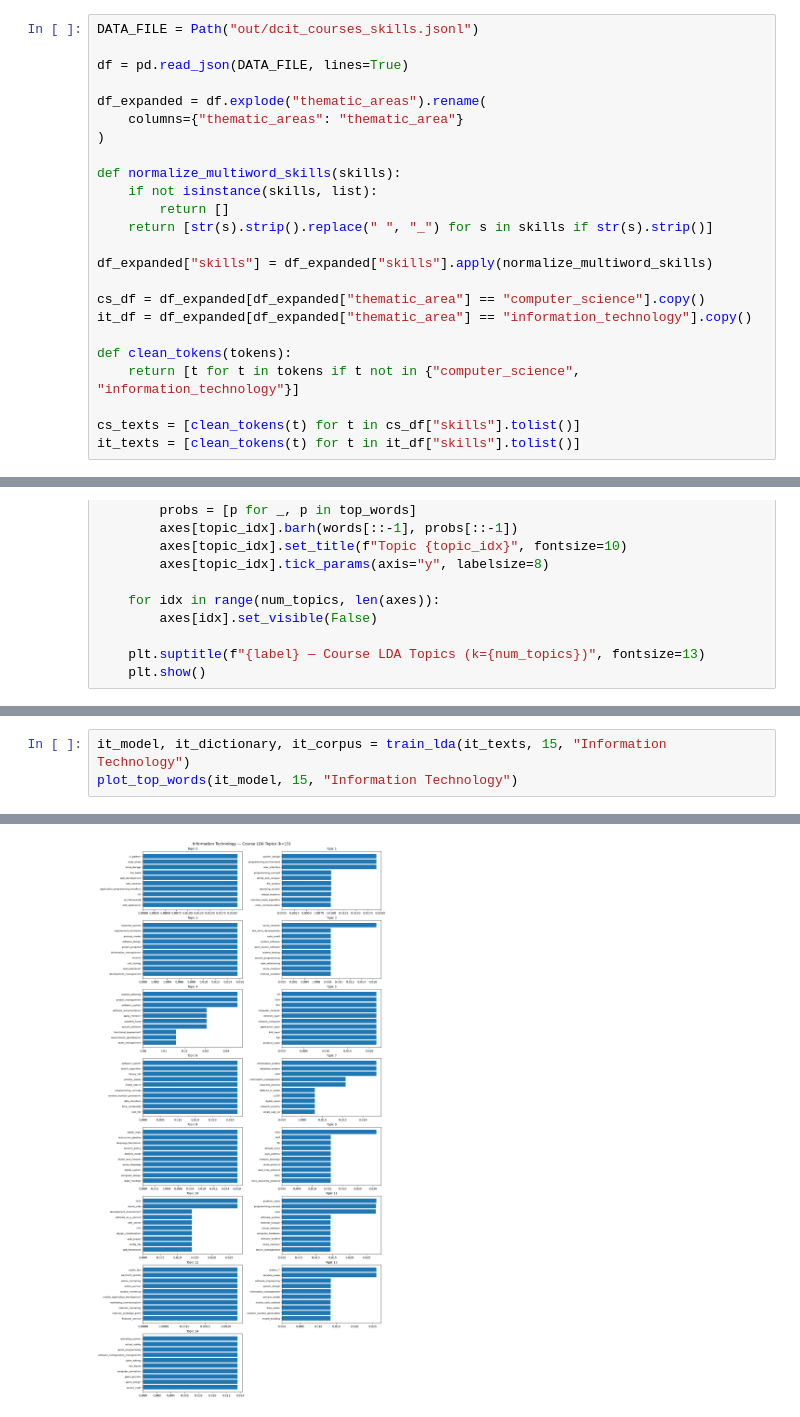
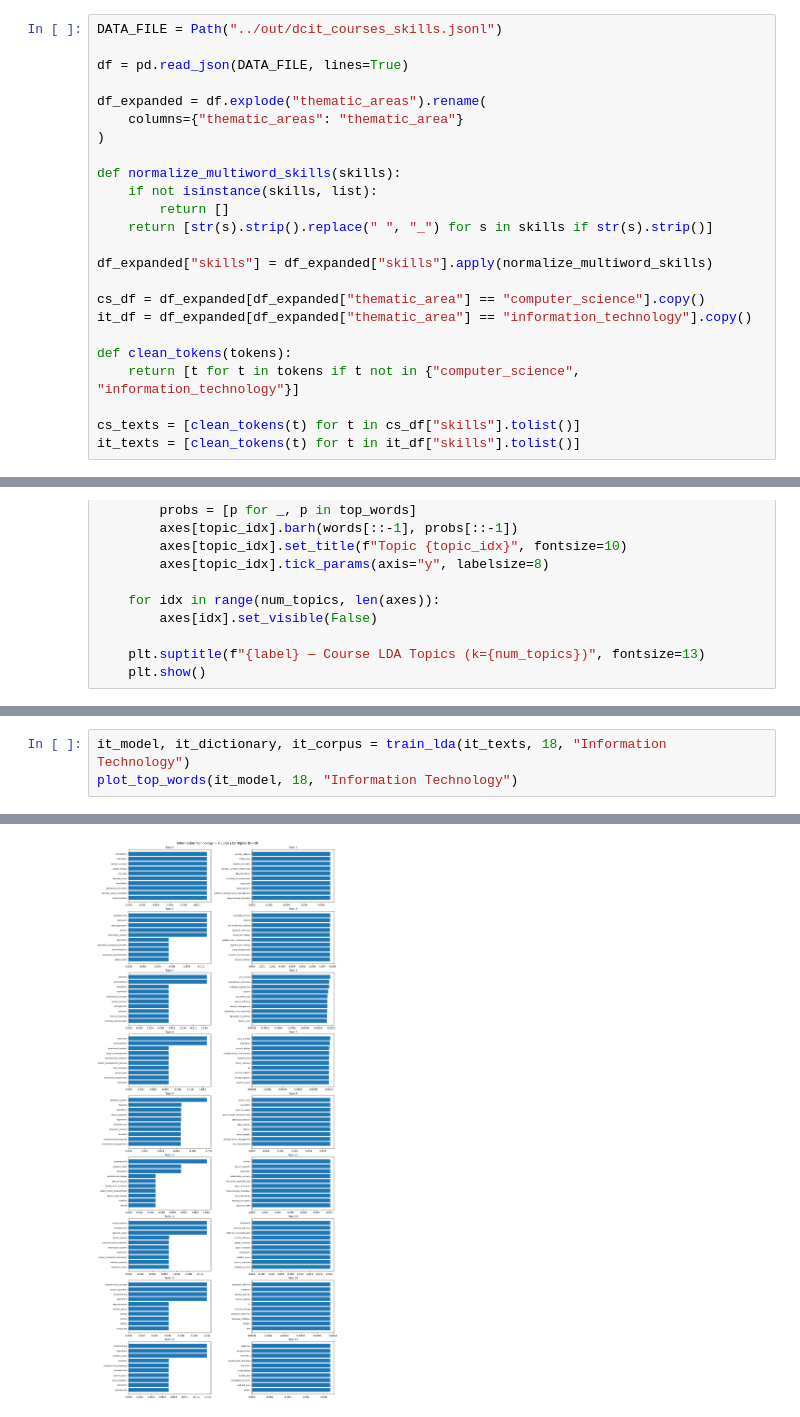
Before and after one commit to dingding1707/final-year-research-project, a Jupyter notebook: notebooks/lda-topic-modelling.ipynb, the cells around one changed output, grey strips where cells are left out. Drawn from its saved outputs; the diff is of its cells as text.

```diff
--- a/notebooks/lda-topic-modelling.ipynb
+++ b/notebooks/lda-topic-modelling.ipynb
@@ -7,7 +11,7 @@ import matplotlib.pyplot as plt
 from gensim.corpora import Dictionary
 from gensim.models import LdaModel
 # %%
-DATA_FILE = Path("out/dcit_courses_skills.jsonl")
+DATA_FILE = Path("../out/dcit_courses_skills.jsonl")
 
 df = pd.read_json(DATA_FILE, lines=True)
 
@@ -104,4 +106,4 @@ plot_top_words(cs_model, 14, "Computer Science")
 # %%
-it_model, it_dictionary, it_corpus = train_lda(it_texts, 15, "Information Technology")
-plot_top_words(it_model, 15, "Information Technology")
+it_model, it_dictionary, it_corpus = train_lda(it_texts, 18, "Information Technology")
+plot_top_words(it_model, 18, "Information Technology")
 # %% [output]
@@ -128 +127 @@ plot_top_words(it_model, 15, "Information Technology")
-[figure, old version]
+[figure, new version]
```
Also changed, not shown: parts of 3 cells of this notebook, 10 other files.
